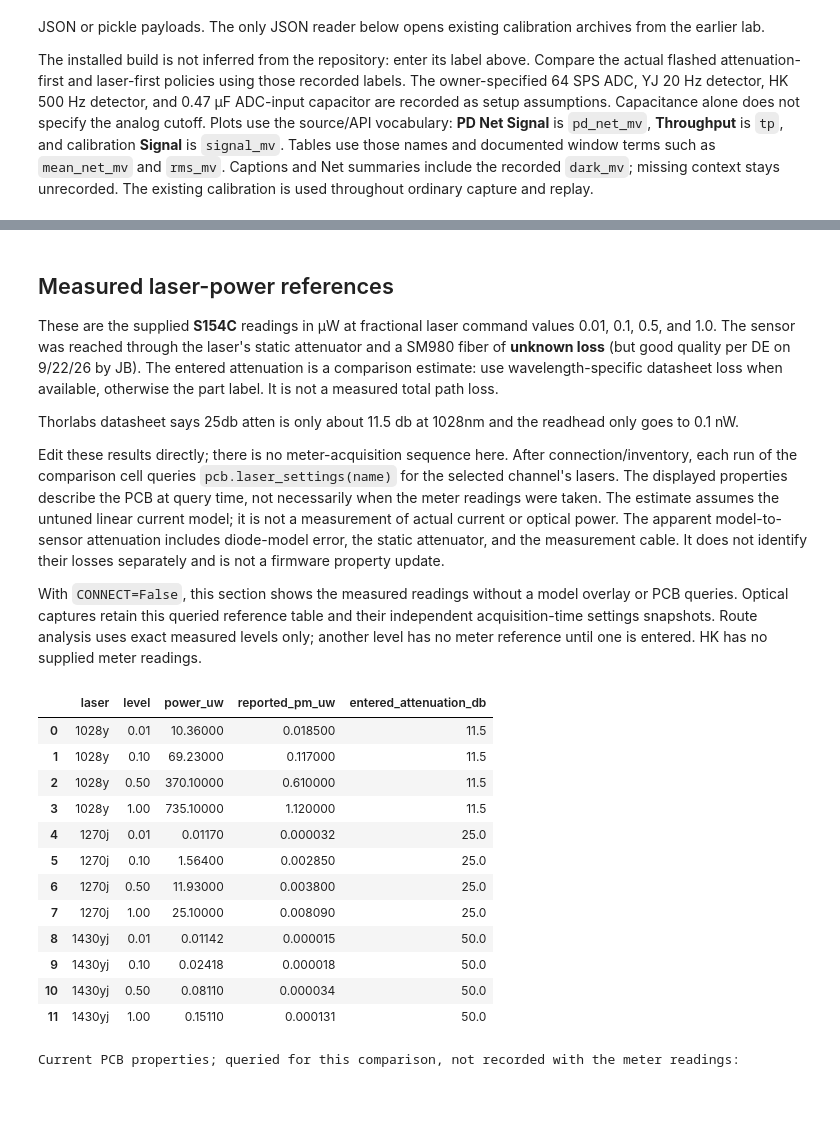
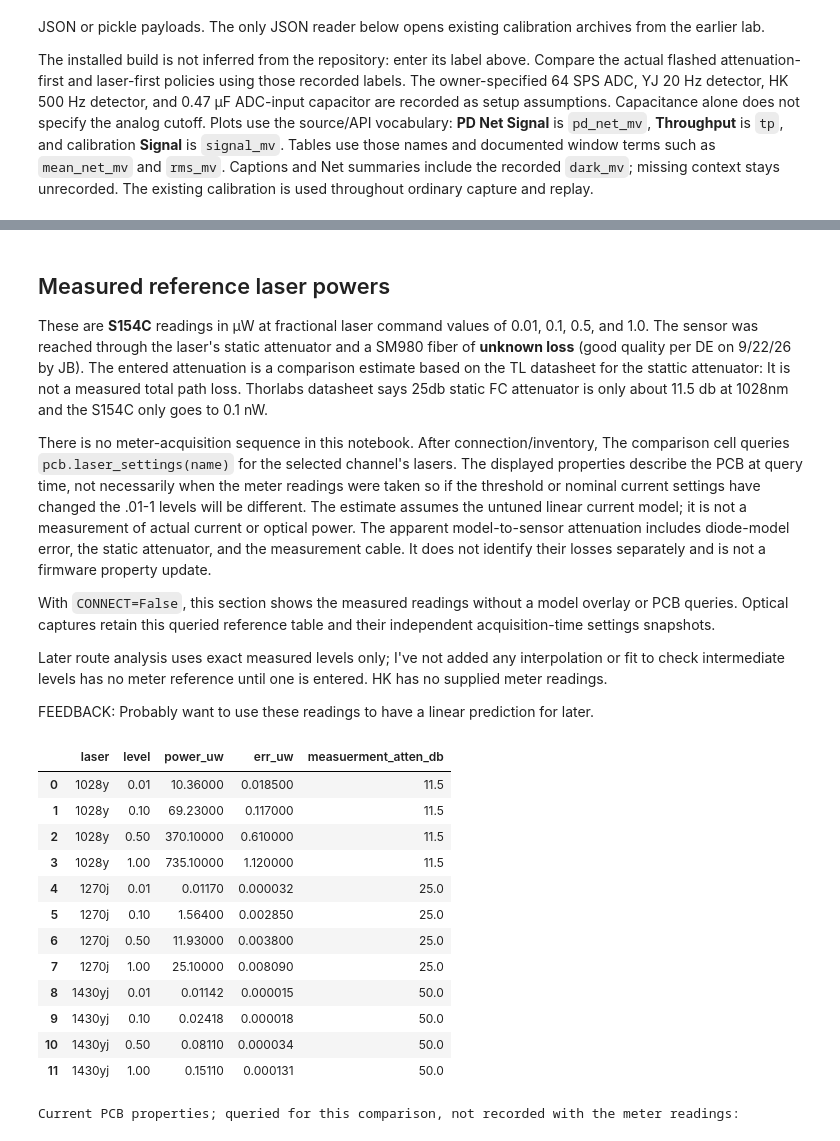
Before and after one commit to COO-Utilities/hispec-tib, a Jupyter notebook: tools/tib_pcb_commissioning.ipynb, the cells around one changed output, grey strips where cells are left out. Saved outputs shown, nothing was run; the diff lists cells and outputs as text; code cells hidden in the pictures; blank space fills up the shorter version.

Commit message:
Cleanup, runs, feedback, notes, todos

```diff
--- a/tools/tib_pcb_commissioning.ipynb
+++ b/tools/tib_pcb_commissioning.ipynb
@@ -484,49 +489,50 @@ else:
 # %% [markdown]
-## Measured laser-power references
+## Measured reference laser powers
 
-These are the supplied **S154C** readings in µW at fractional laser command values 0.01, 0.1, 0.5, and 1.0.
-The sensor was reached through the laser's static attenuator and a SM980 fiber of **unknown loss** (but good quality per DE on 9/22/26 by JB).
-The entered attenuation is a comparison estimate: use wavelength-specific datasheet loss when available,
-otherwise the part label. It is not a measured total path loss.
+These are **S154C** readings in µW at fractional laser command values of 0.01, 0.1, 0.5, and 1.0.
+The sensor was reached through the laser's static attenuator and a SM980 fiber of **unknown loss** (good quality per DE on 9/22/26 by JB).
+The entered attenuation is a comparison estimate based on the TL datasheet for the stattic attenuator: It is not a measured total path loss.
+Thorlabs datasheet says 25db static FC attenuator is only about 11.5 db at 1028nm and the S154C only goes to 0.1 nW.
 
-Thorlabs datasheet says 25db atten is only about 11.5 db at 1028nm and the readhead only goes to 0.1 nW.
-
-Edit these results directly; there is no meter-acquisition sequence here. After connection/inventory,
-each run of the comparison cell queries `pcb.laser_settings(name)` for the selected channel's lasers.
-The displayed properties describe the PCB at query time, not necessarily when the meter readings were taken.
+There is no meter-acquisition sequence in this notebook. After connection/inventory, The comparison cell queries
+`pcb.laser_settings(name)` for the selected channel's lasers.
+The displayed properties describe the PCB at query time, not necessarily when the meter readings were taken
+so if the threshold or nominal current settings have changed the .01-1 levels will be different.
 The estimate assumes the untuned linear current model; it is not a measurement of actual current or optical power.
 The apparent model-to-sensor attenuation includes diode-model error, the static attenuator, and the measurement
 cable. It does not identify their losses separately and is not a firmware property update.
 
 With `CONNECT=False`, this section shows the measured readings without a model overlay or PCB queries.
 Optical captures retain this queried reference table and their independent acquisition-time settings snapshots.
-Route analysis uses exact measured levels only; another level has no meter reference until one is entered.
+
+Later route analysis uses exact measured levels only; I've not added any interpolation or fit to check intermediate levels has no meter reference until one is entered.
 HK has no supplied meter readings.
+
+FEEDBACK: Probably want to use these readings to have a linear prediction for later.
 # %%
 # Measured with short SM980 patch from DE 9/22/26 by JIB with S
 source_power_readings = pd.DataFrame([
     ('1028y', .01, 10.36, .0185, 11.5),
     ('1028y', .1, 69.23, .117, 11.5),
     ('1028y', .5, 370.1, .610, 11.5),
     ('1028y', 1., 735.1, 1.12, 11.5), # Thorlabs datasheet says 25db atten is only about 11.5 db at 1028nm
     ('1270j', .01, .0117, .000032, 25.),
     ('1270j', .1, 1.564, .00285, 25.),
     ('1270j', .5, 11.93, .00380, 25.),
     ('1270j', 1., 25.10, .00809, 25.),
     ('1430yj', .01, .01142, .0000152, 50.), # Readhead only goes to 0.1 nW
     ('1430yj', .1, .02418, .00001838, 50.),
     ('1430yj', .5, .08110, .00003400, 50.),
     ('1430yj', 1., .15110, .00013110, 50.)],
-    columns=['laser', 'level', 'power_uw', 'reported_pm_uw', 'static_part_label_db'])
+    columns=['laser', 'level', 'power_uw', 'err_uw', 'measuerment_atten_db'])
 source_power_readings['sensor'] = 'S154C'
 source_power_readings['reference_plane'] = 'sensor after static attenuator and measurement fiber'
 source_power_readings['measurement_fiber_loss_db'] = np.nan
 source_power_readings['uncertainty_kind'] = 'reported ±; statistical interpretation unspecified'
 display(source_power_readings.loc[source_power_readings.laser.isin(LASERS),
-    ['laser', 'level', 'power_uw', 'reported_pm_uw', 'static_part_label_db']]
-    .rename(columns={'static_part_label_db': 'entered_attenuation_db'}))
+    ['laser', 'level', 'power_uw', 'err_uw', 'measuerment_atten_db']])
 # %% [output]
-|  | laser | level | power_uw | reported_pm_uw | entered_attenuation_db |
+|  | laser | level | power_uw | err_uw | measuerment_atten_db |
 | 0 | 1028y | 0.01 | 10.36000 | 0.018500 | 11.5 |
 | 1 | 1028y | 0.10 | 69.23000 | 0.117000 | 11.5 |
 | 2 | 1028y | 0.50 | 370.10000 | 0.610000 | 11.5 |
```
Also changed, not shown: parts of 41 cells of this notebook.
